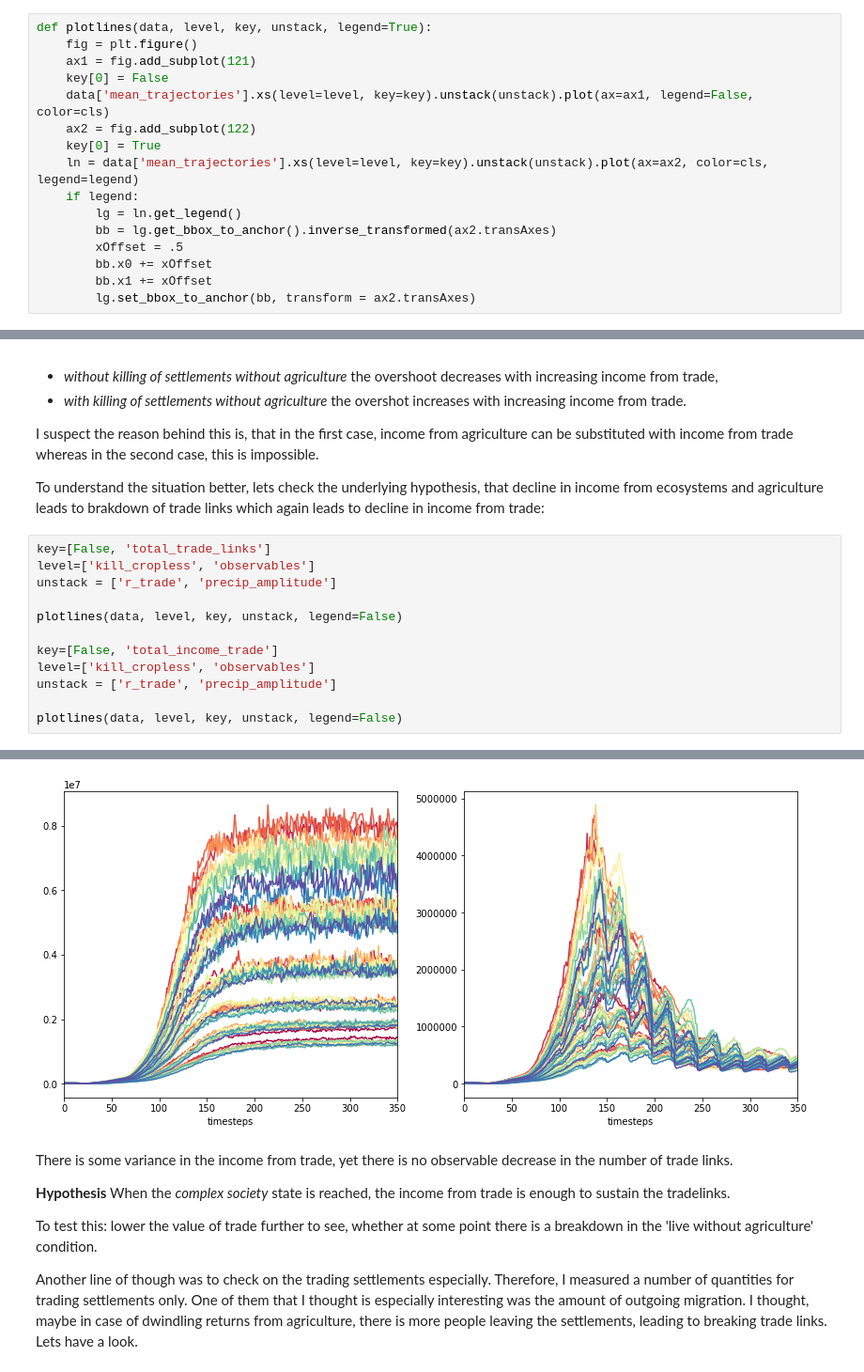
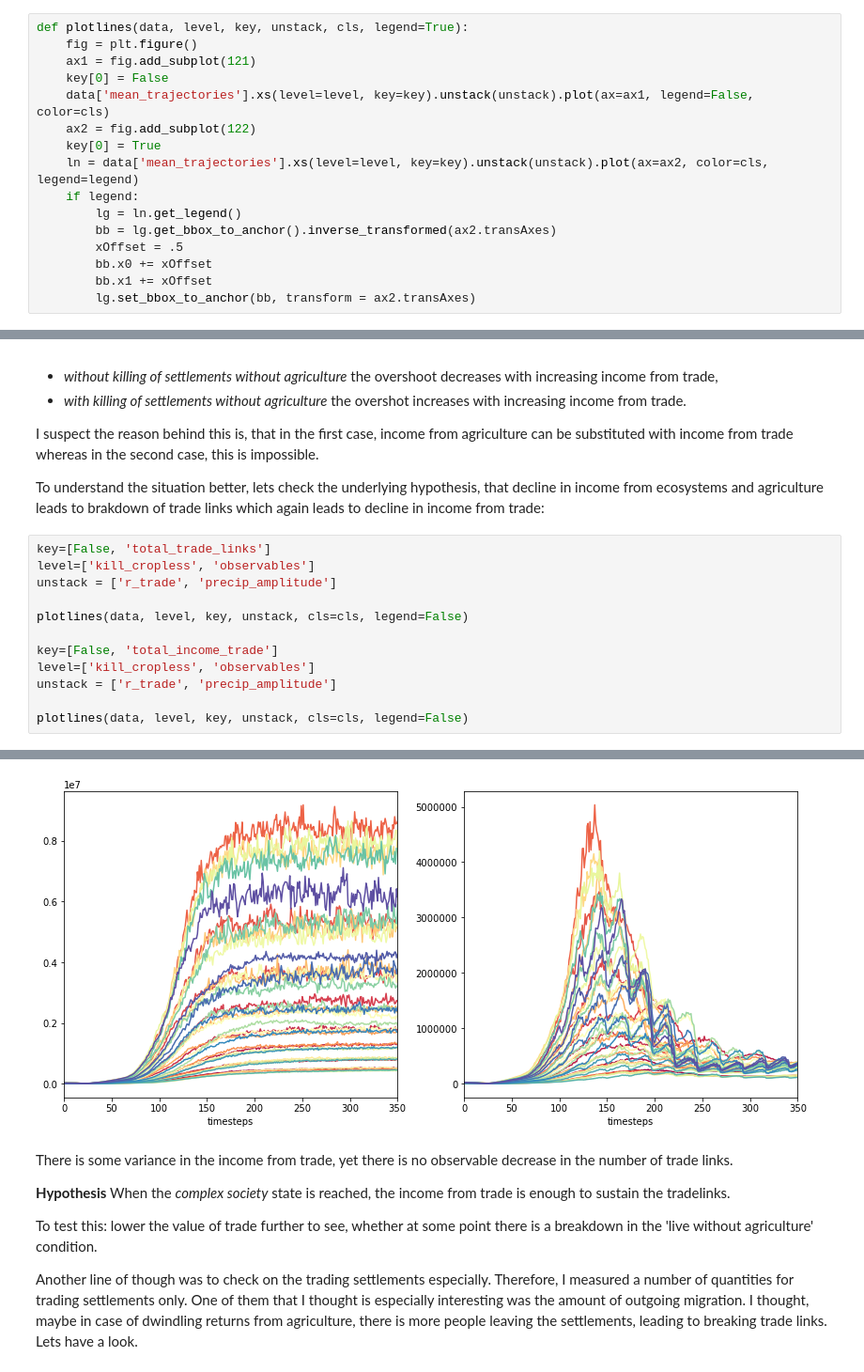
Before and after one commit to jakobkolb/Mayasim, a Jupyter notebook: Evaluation_Notebooks/X3_Evaluation.ipynb, the cells around one changed output, grey strips where cells are left out. Shown at 94% size. Cells and saved outputs as stored; diff of their text form.

```diff
--- a/Evaluation_Notebooks/X3_Evaluation.ipynb
+++ b/Evaluation_Notebooks/X3_Evaluation.ipynb
@@ -34,5 +37,5 @@ Populating the interactive namespace from numpy and matplotlib
 # %%
-def plotlines(data, level, key, unstack, legend=True):
+def plotlines(data, level, key, unstack, cls, legend=True):
     fig = plt.figure()
     ax1 = fig.add_subplot(121)
     key[0] = False
@@ -88,11 +93,11 @@ key=[False, 'total_trade_links']
 level=['kill_cropless', 'observables']
 unstack = ['r_trade', 'precip_amplitude']
 
-plotlines(data, level, key, unstack, legend=False)
+plotlines(data, level, key, unstack, cls=cls, legend=False)
 
 key=[False, 'total_income_trade']
 level=['kill_cropless', 'observables']
 unstack = ['r_trade', 'precip_amplitude']
 
-plotlines(data, level, key, unstack, legend=False)
+plotlines(data, level, key, unstack, cls=cls, legend=False)
 # %% [output]
@@ -100,4 +105,4 @@ plotlines(data, level, key, unstack, legend=False)
-[figure, old version]
+[figure, new version]
 # %% [markdown]
 There is some variance in the income from trade, yet there is no observable decrease in the number of trade links.
 
```
Also changed, not shown: parts of 4 cells of this notebook, 5 other files.
